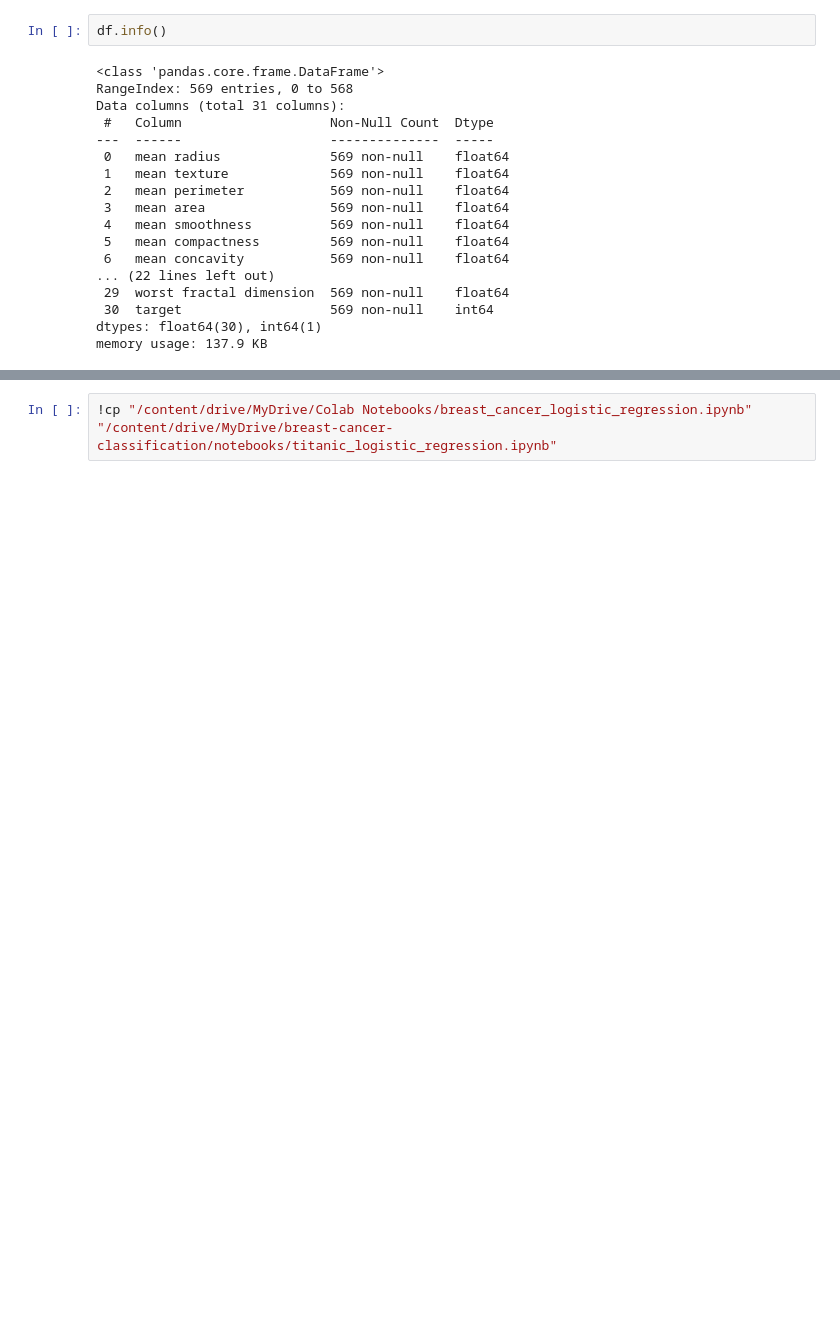
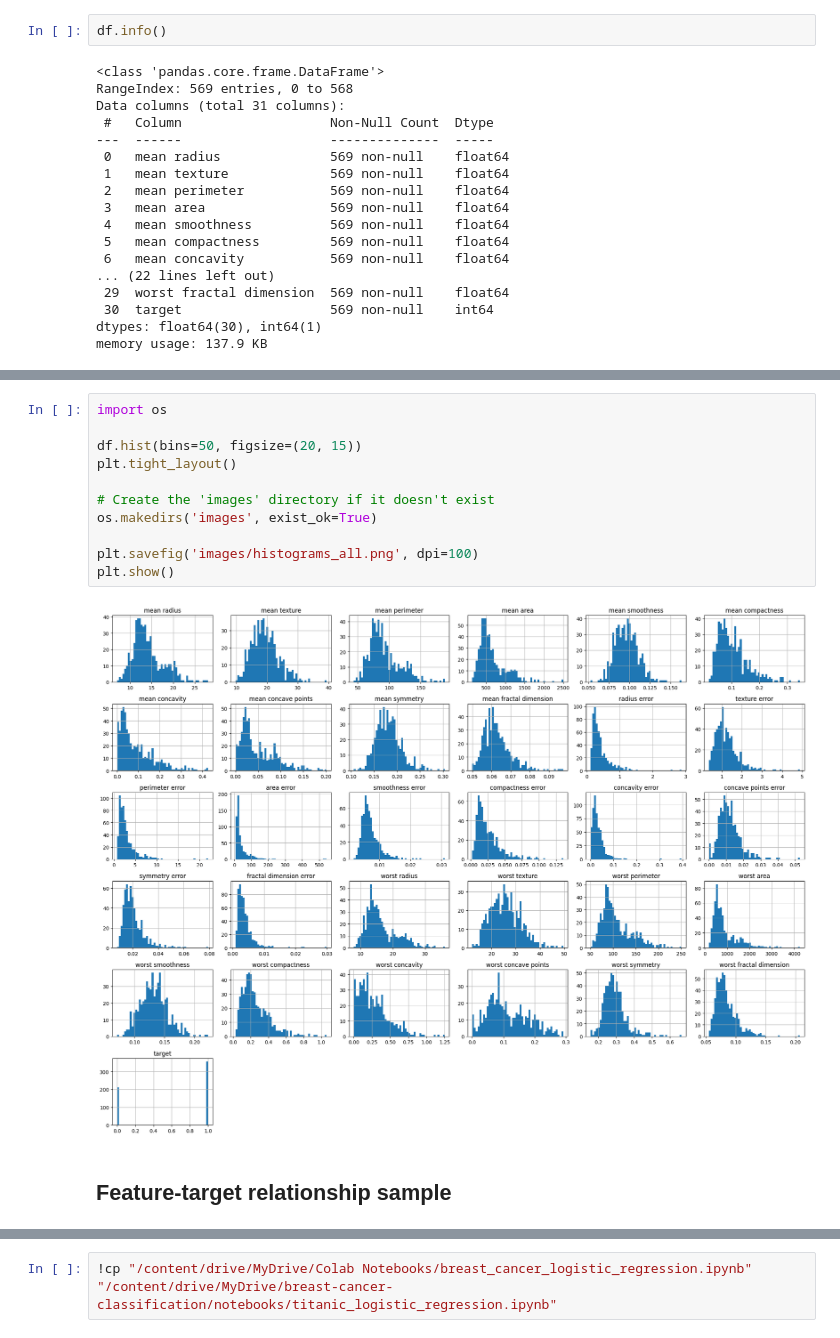
Before and after one commit to mim-1999/breast-cancer-classification, a Jupyter notebook: notebooks/breast_cancer_logistic_regression.ipynb, the cells around one changed output, grey strips where cells are left out. Cells and saved outputs as stored; diff of their text form; blank space fills up the shorter version.

```diff
--- a/notebooks/breast_cancer_logistic_regression.ipynb
+++ b/notebooks/breast_cancer_logistic_regression.ipynb
@@ -92,0 +146,15 @@ memory usage: 137.9 KB
+# %%
+import os
+
+df.hist(bins=50, figsize=(20, 15))
+plt.tight_layout()
+
+# Create the 'images' directory if it doesn't exist
+os.makedirs('images', exist_ok=True)
+
+plt.savefig('images/histograms_all.png', dpi=100)
+plt.show()
+# %% [output]
+[figure, added]
+# %% [markdown]
+## Feature-target relationship sample
```
Also changed, not shown: parts of 58 cells of this notebook.
